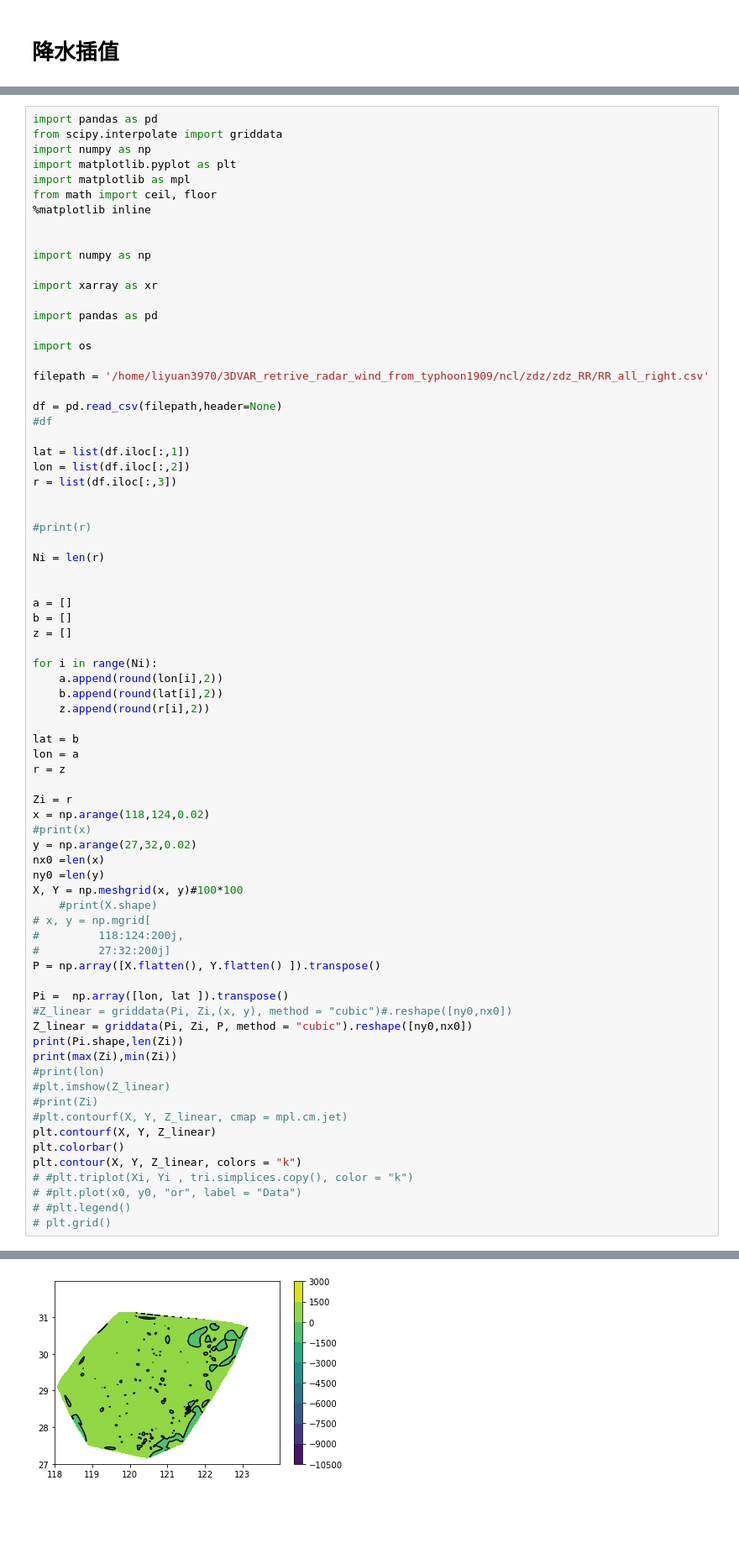
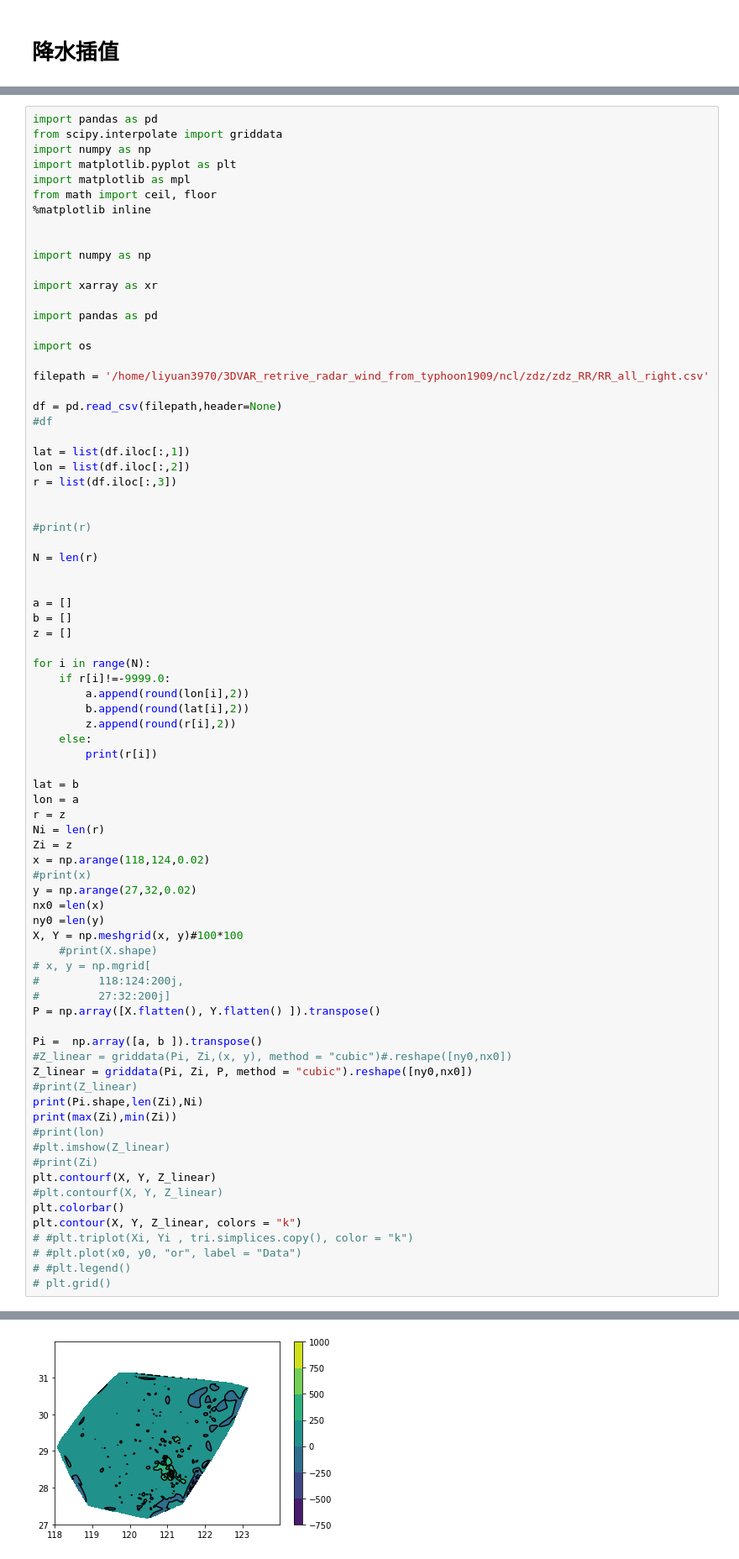
Before and after one commit to liyuan3970/3DVAR_retrive_radar_wind_from_typhoon1909, a Jupyter notebook: notebooks/降水插值.ipynb, the cells around one changed output, grey strips where cells are left out. Shown: that part at 84% size. Saved outputs shown, nothing was run; the diff lists cells and outputs as text; blank space fills up the shorter version.

```diff
--- a/notebooks/降水插值.ipynb
+++ b/notebooks/降水插值.ipynb
@@ -75,23 +75,26 @@ r = list(df.iloc[:,3])
 
 #print(r)
 
-Ni = len(r)
+N = len(r)
 
 
 a = []
 b = []
 z = []
 
-for i in range(Ni):
-    a.append(round(lon[i],2))
-    b.append(round(lat[i],2))
-    z.append(round(r[i],2))
+for i in range(N):
+    if r[i]!=-9999.0:
+        a.append(round(lon[i],2))
+        b.append(round(lat[i],2))
+        z.append(round(r[i],2))
+    else:
+        print(r[i])
 
 lat = b
 lon = a
 r = z
-
-Zi = r
+Ni = len(r)
+Zi = z
 x = np.arange(118,124,0.02)
 #print(x)
 y = np.arange(27,32,0.02)
@@ -104,16 +107,17 @@ X, Y = np.meshgrid(x, y)#100*100
 #         27:32:200j]
 P = np.array([X.flatten(), Y.flatten() ]).transpose()
 
-Pi =  np.array([lon, lat ]).transpose()
+Pi =  np.array([a, b ]).transpose()
 #Z_linear = griddata(Pi, Zi,(x, y), method = "cubic")#.reshape([ny0,nx0])
 Z_linear = griddata(Pi, Zi, P, method = "cubic").reshape([ny0,nx0])
-print(Pi.shape,len(Zi))
+#print(Z_linear)
+print(Pi.shape,len(Zi),Ni)
 print(max(Zi),min(Zi))
 #print(lon)
 #plt.imshow(Z_linear)
 #print(Zi)
-#plt.contourf(X, Y, Z_linear, cmap = mpl.cm.jet)
 plt.contourf(X, Y, Z_linear)
+#plt.contourf(X, Y, Z_linear)
 plt.colorbar()
 plt.contour(X, Y, Z_linear, colors = "k")
 # #plt.triplot(Xi, Yi , tri.simplices.copy(), color = "k")
@@ -126,2 +130,2 @@ plt.contour(X, Y, Z_linear, colors = "k")
 <matplotlib.contour.QuadContourSet at 0x...>
-[figure, old version]
+[figure, new version]
```
Also changed, not shown: parts of 4 cells of this notebook, 15 other files.
